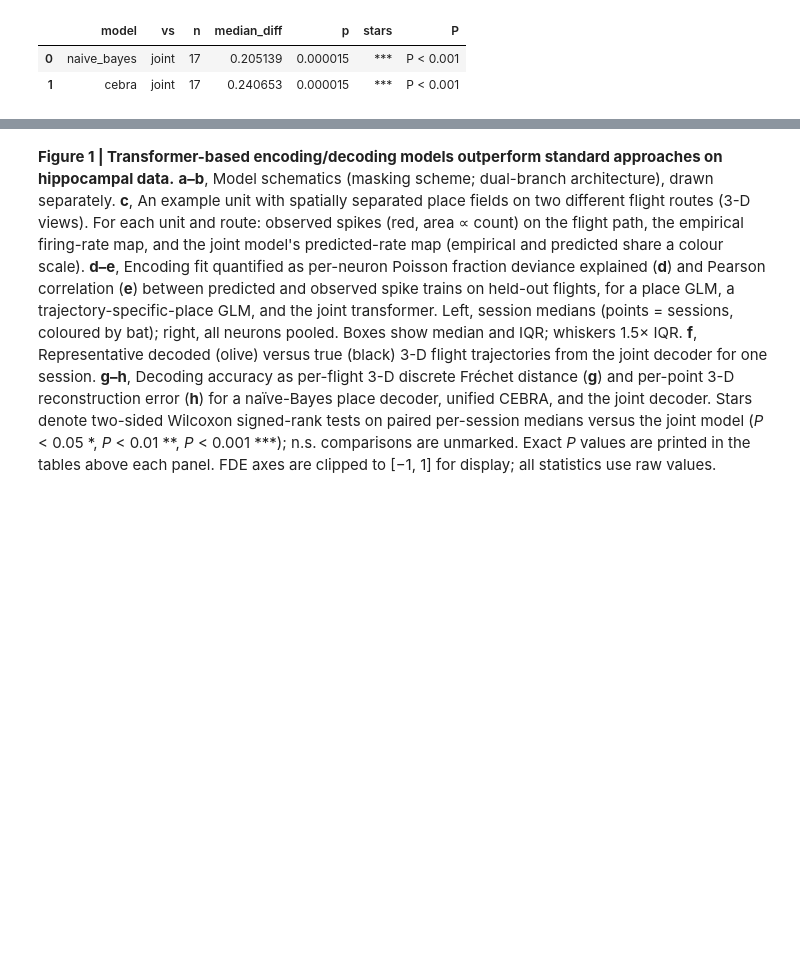
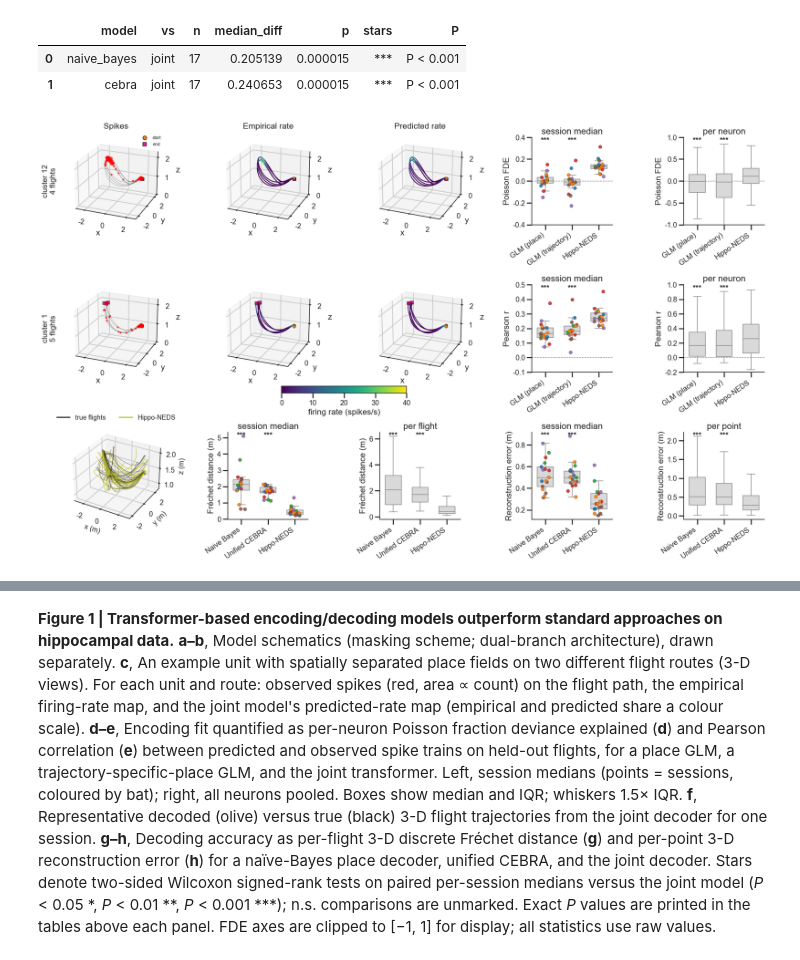
Before and after one commit to yongrong-qiu/digitalbat, a Jupyter notebook: notebooks/figures.ipynb, the cells around one changed output, grey strips where cells are left out. Drawn from its saved outputs; the diff is of its cells as text; code cells hidden in the pictures; blank space fills up the shorter version.

```diff
--- a/notebooks/figures.ipynb
+++ b/notebooks/figures.ipynb
@@ -863,26 +863,36 @@ naive_bayes joint 17       0.2051 1.526e-05   *** P < 0.001
 | 0 | naive_bayes | joint | 17 | 0.205139 | 0.000015 | *** | P < 0.001 |
 | 1 | cebra | joint | 17 | 0.240653 | 0.000015 | *** | P < 0.001 |
 # %%
-# === Figure 1 (c-h) on a single canvas ===
+# === Figure 1 (c-j) on a single canvas ===
 # a-b are external schematics. Layout (3 rows x 5 cols):
-#   row 1: [spikes|empirical|predicted] route 1 | d(session) d(neuron)
-#   row 2: [spikes|empirical|predicted] route 2 | e(session) e(neuron)
-#   row 3: f (decoded 3D) | g(session) g(flight) | h(session) h(point)
+#   row 1: c | d | e  (spikes | empirical | predicted, route 1) | f(sess) f(neuron)
+#   row 2: c | d | e  (spikes | empirical | predicted, route 2) | g(sess) g(neuron)
+#   row 3: h (decoded 3D) | i(session) i(flight) | j(session) j(point)
+# Panels: c-e = dual-field example (one per map column); f = Poisson FDE;
+#   g = Pearson r; h = decoding example; i = Fréchet; j = reconstruction error.
+# Font sizes are applied per-panel at the end (see _apply_panel_fonts) so every
+# individual title / axis label / tick label / legend is the same size, whether
+# or not ph.set_pub_style() was re-run this session.
+FS_TITLE, FS_LABEL, FS_TICK, FS_LEG = 17, 17, 15, 15
+
 fig1 = plt.figure(figsize=(23, 13))
 gs1 = fig1.add_gridspec(3, 5, hspace=0.45, wspace=0.55)
 
-# c: dual-field example unit, 3-D maps (rows 1-2, cols 1-3). Assumes 2 routes.
+# c-e: dual-field example unit, 3-D maps (rows 1-2, cols 1-3); columns are the
+# c (spikes), d (empirical rate), e (predicted rate) panels. Assumes 2 routes.
 ax_c = np.array([[fig1.add_subplot(gs1[r, cc], projection='3d') for cc in range(3)]
                  for r in range(len(pk['clusters']))], dtype=object)
 sm_c = plot_dual_field_cell(pk['flights'], pk['neuron'], pk['clusters'], dt, pk['r_lim'],
-                            peaks=pk['peaks'], axes3d=ax_c, col_title_fs=15, row_label_fs=14)
-# horizontal rate colourbar below the right two (empirical, predicted) map columns
-_p1, _p2 = ax_c[1, 1].get_position(), ax_c[1, 2].get_position()
-_cbw = (_p2.x1 - _p1.x0) / 2
-_cax = fig1.add_axes([_p1.x0 + _cbw / 2, _p1.y0 - 0.03, _cbw, 0.013])
+                            peaks=pk['peaks'], axes3d=ax_c, col_title_fs=FS_TITLE, row_label_fs=FS_LABEL)
+# horizontal rate colourbar between rows 1 and 2, below the right two (empirical,
+# predicted) map columns
+_p0, _p0b = ax_c[0, 1].get_position(), ax_c[0, 2].get_position()
+_cbw = (_p0b.x1 - _p0.x0) / 2
+_ymid = (_p0.y0 + ax_c[1, 1].get_position().y1) / 2
+_cax = fig1.add_axes([_p0.x0 + _cbw / 2, _ymid - 0.013 / 2, _cbw, 0.013])
 fig1.colorbar(sm_c, cax=_cax, orientation='horizontal', label='firing rate (spikes/s)')
 
-# d, e: encoding fit (rows 1-2, cols 4-5)
+# f, g: encoding fit (rows 1-2, cols 4-5) -- f = Poisson FDE, g = Pearson r
 axd = (fig1.add_subplot(gs1[0, 3]), fig1.add_subplot(gs1[0, 4]))
 _, ptab_d = ph.compare_models_fig(
     encode_metrics_df, 'fde', ENC_ORDER, ref='joint', labels=ENC_LABELS,
@@ -892,38 +902,60 @@ _, ptab_e = ph.compare_models_fig(
     encode_metrics_df, 'corr', ENC_ORDER, ref='joint', labels=ENC_LABELS,
     ylabel='Pearson r', unit_name='neuron', clip=(-0.2, 1), zero_line=True, sess_ylim=(-0.1, 0.5), axes=axe)
 
-# f: example decoded 3-D trajectory (row 3, col 1)
+# h: example decoded 3-D trajectory (row 3, col 1)
 ax_f = fig1.add_subplot(gs1[2, 0], projection='3d')
 for _, gfl in (joint_decode_test[joint_decode_test['session'] == zoom_session]
                .sort_values('t_idx').groupby('flight_id')):
     ax_f.plot(gfl['x_true'], gfl['y_true'], gfl['z_true'], color='k', lw=0.9, alpha=0.5)
     ax_f.plot(gfl['x_pred'], gfl['y_pred'], gfl['z_pred'], color='tab:olive', lw=0.9, alpha=0.85)
-ax_f.set_xlabel('x (m)', fontsize=13); ax_f.set_ylabel('y (m)', fontsize=13)
-ax_f.set_zlabel('z (m)', fontsize=13)
+ax_f.set_xlabel('x (m)', fontsize=FS_LABEL); ax_f.set_ylabel('y (m)', fontsize=FS_LABEL)
+ax_f.set_zlabel('z (m)', fontsize=FS_LABEL)
+# legend below the axes
 ax_f.legend(handles=[plt.Line2D([], [], color='k', label='true flights'),
-                     plt.Line2D([], [], color='tab:olive', label=HIPPO_NEDS)],
-            loc='lower center', bbox_to_anchor=(0.5, 1.0), ncol=2, fontsize=12)
+                     plt.Line2D([], [], color='tab:olive', label=f'{HIPPO_NEDS}\ndecoder prediction')],
+            loc='upper center', bbox_to_anchor=(0.5, -0.08), ncol=2, fontsize=FS_LEG)
 
-# g, h: decoding accuracy (row 3, cols 2-5)
+# i, j: decoding accuracy (row 3, cols 2-5) -- i = Fréchet, j = reconstruction error
 axg = (fig1.add_subplot(gs1[2, 1]), fig1.add_subplot(gs1[2, 2]))
 _, ptab_g = ph.compare_models_fig(
     decode_frechet_df, 'frechet_3d', present, ref='joint', labels=DECODE_LABELS,
     model_col='decoder', ylabel='Fréchet distance (m)', unit_name='flight', higher_is_better=False, axes=axg)
 axh = (fig1.add_subplot(gs1[2, 3]), fig1.add_subplot(gs1[2, 4]))
 _, ptab_h = ph.compare_models_fig(
     decode_recon_df, 'err_3d', present, ref='joint', labels=DECODE_LABELS,
     model_col='decoder', ylabel='Reconstruction error (m)', unit_name='point', higher_is_better=False, axes=axh)
 
 # shrink the 2-D comparison panels so they match the (margin-padded) 3-D panels and
 # their tick labels don't collide with neighbours
 def _shrink(ax, fx=0.82, fy=0.86):
     p = ax.get_position()
     ax.set_position([p.x0 + p.width * (1 - fx) / 2, p.y0 + p.height * (1 - fy) / 2,
                      p.width * fx, p.height * fy])
 for _pair in (axd, axe, axg, axh):
     for _ax in _pair:
         _shrink(_ax)
 
+# Enforce a single consistent font size on every panel individually (titles, x/y/z
+# axis labels, tick labels, and legend text), so nothing depends on the global
+# rcParams having been refreshed by ph.set_pub_style() this session.
+def _apply_panel_fonts(ax):
+    ax.title.set_fontsize(FS_TITLE)
+    ax.xaxis.label.set_fontsize(FS_LABEL)
+    ax.yaxis.label.set_fontsize(FS_LABEL)
+    if hasattr(ax, 'zaxis'):
+        ax.zaxis.label.set_fontsize(FS_LABEL)
+    ax.tick_params(labelsize=FS_TICK)
+    _lg = ax.get_legend()
+    if _lg is not None:
+        for _t in _lg.get_texts():
+            _t.set_fontsize(FS_LEG)
+        if _lg.get_title() is not None:
+            _lg.get_title().set_fontsize(FS_LEG)
+for _ax in fig1.get_axes():
+    _apply_panel_fonts(_ax)
+
 ph.save_fig(fig1, 'fig1_full'); plt.show()
-for _n, _pt in [('1d FDE', ptab_d), ('1e corr', ptab_e), ('1g Frechet', ptab_g), ('1h recon', ptab_h)]:
+for _n, _pt in [('1f FDE', ptab_d), ('1g Pearson r', ptab_e), ('1i Frechet', ptab_g), ('1j recon', ptab_h)]:
     print(f'\nFig {_n} - session-level Wilcoxon vs {HIPPO_NEDS}:'); ph.p_table(_pt.to_dict('records'))
+# %% [output]
+[figure, added]
```
Also changed, not shown: parts of 27 cells of this notebook, 2 other files.
